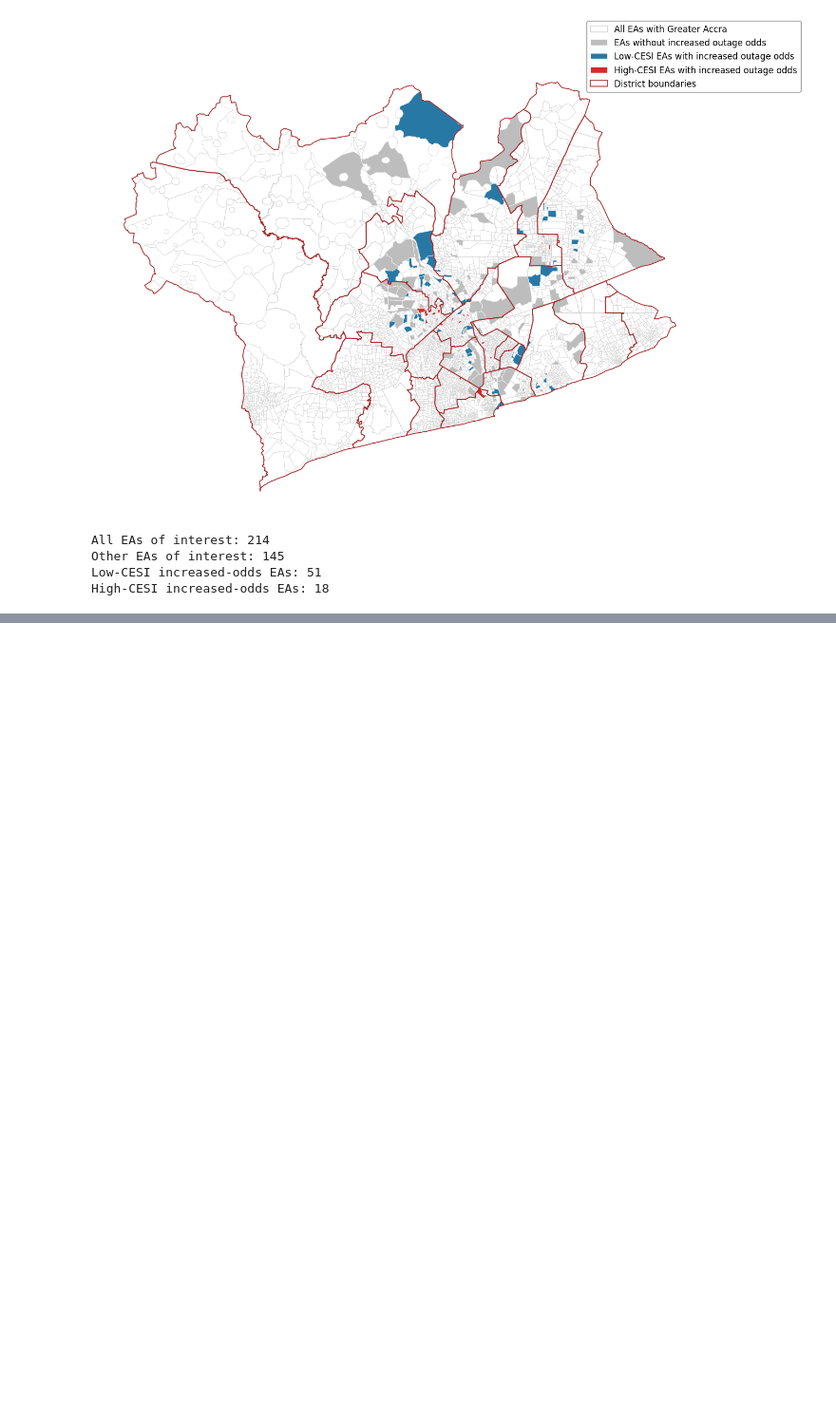
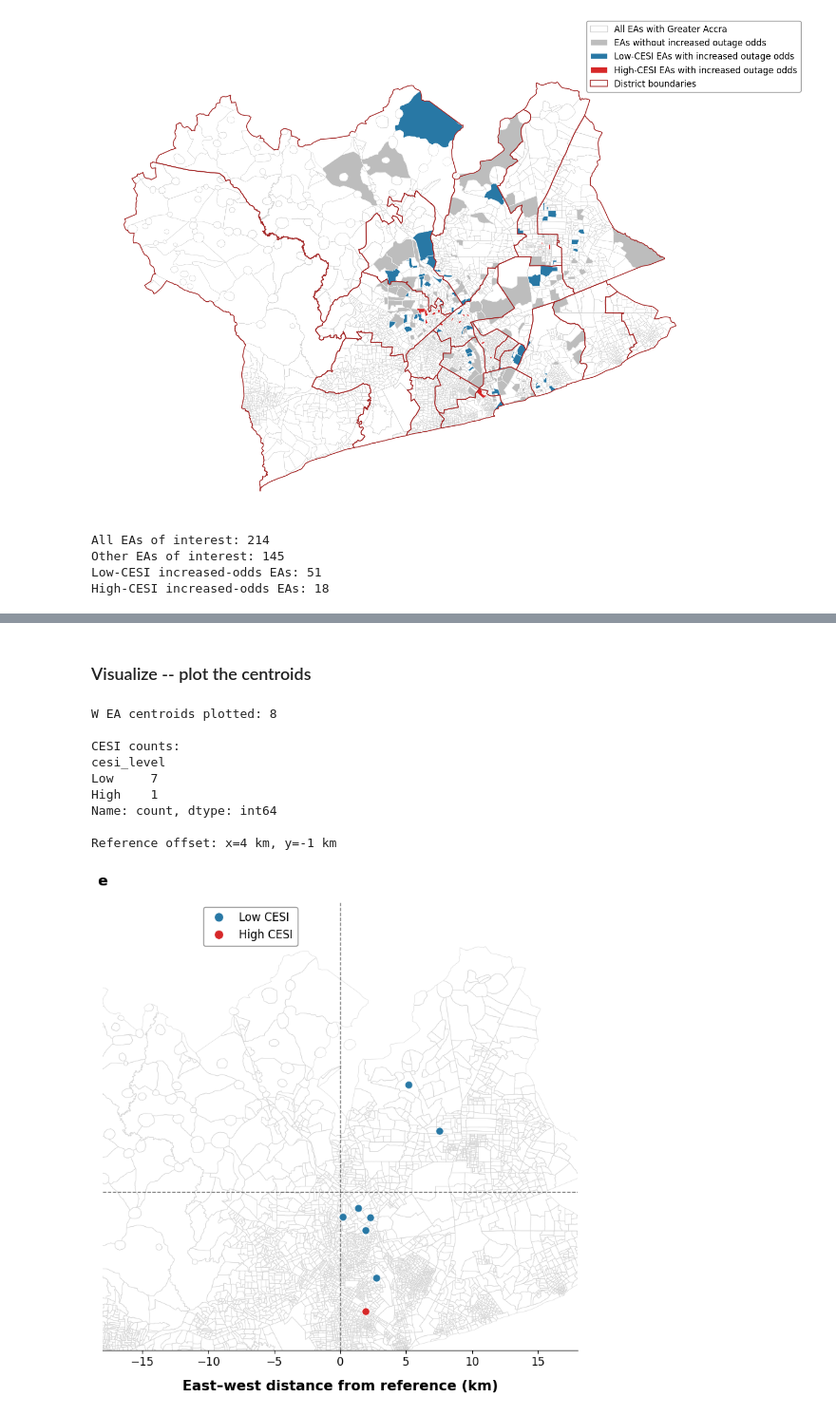
Before and after one commit to KaytheDee/pqr_extreme_weather_analysis, a Jupyter notebook: notebooks/_Logit_spatial_analysis_outage_per_EA.ipynb, the cells around one changed output, grey strips where cells are left out. Shown at 95% size. Cells and saved outputs as stored; diff of their text form; code cells hidden in the pictures; blank space fills up the shorter version.

```diff
--- a/notebooks/_Logit_spatial_analysis_outage_per_EA.ipynb
+++ b/notebooks/_Logit_spatial_analysis_outage_per_EA.ipynb
@@ -1623,0 +1715,10 @@ High-CESI increased-odds EAs: 18
+# %%
+same_day_summary_df = pd.read_csv(DATA_DIR / 'miscellaneous/summary_df_same_day_rev1.csv').drop(columns = ['Unnamed: 0'])
+# %%
+same_day_summary_df['ea_code9ch'] = same_day_summary_df['ea_code9ch'].astype('int64')
+eas_n_cesi_level['ea_code9ch'] = eas_n_cesi_level['ea_code9ch'].astype('int64')
+
+same_day_summary_df = same_day_summary_df.merge(
+    eas_n_cesi_level,
+    on='ea_code9ch'
+)
@@ -1623,0 +1741,10 @@ High-CESI increased-odds EAs: 18
+# %%
+common_x_ref_offset = 4     # km east if use_km=True
+common_y_ref_offset = -1
+
+fig_size=(10, 8)
+
+common_xlim = (-18, 18)
+common_ylim = (-12, 22)
+# %% [markdown]
+### Visualize -- plot the centroids
@@ -1623,0 +3069,58 @@ High-CESI increased-odds EAs: 18
+# %%
+fig, ax, precipitation_centroids = (
+    plot_same_day_outage_risk_relative(
+        base_gdf=filt_all_eas_dem_df_filt,
+        summary_df=same_day_summary_df,
+        event="W",
+
+        use_union_centroid=True,
+        use_km=True,
+        x_ref_offset=common_x_ref_offset,
+        y_ref_offset=common_y_ref_offset,
+
+        show_yaxis=False,
+        show_basemap=True,
+
+        # CESI styling
+        cesi_colors={
+            "Low": "#2878A5",
+            "High": "#D62728"
+        },
+        cesi_order=("Low", "High"),
+        cesi_legend_labels={
+            "Low": "Low CESI",
+            "High": "High CESI"
+        },
+
+        point_size=70,
+        point_edgecolor="white",
+        point_linewidth=0.8,
+
+        # Panel label
+        panel_label="e",
+        panel_label_x=-0.01,
+        panel_label_y=1.06,
+        panel_label_fontsize=16,
+
+        # Legend
+        legend_title=None,
+        legend_loc="upper left",
+        legend_bbox=(0.20, 1.00),
+        legend_fontsize=12,
+
+        figsize=fig_size,
+        xlim=common_xlim,
+        ylim=common_ylim
+    )
+)
+# %% [output]
+W EA centroids plotted: 8
+
+CESI counts:
+cesi_level
+Low     7
+High    1
+Name: count, dtype: int64
+
+Reference offset: x=4 km, y=-1 km
+[figure, added]
```
Also changed, not shown: parts of 8 cells of this notebook, 1 other file.
